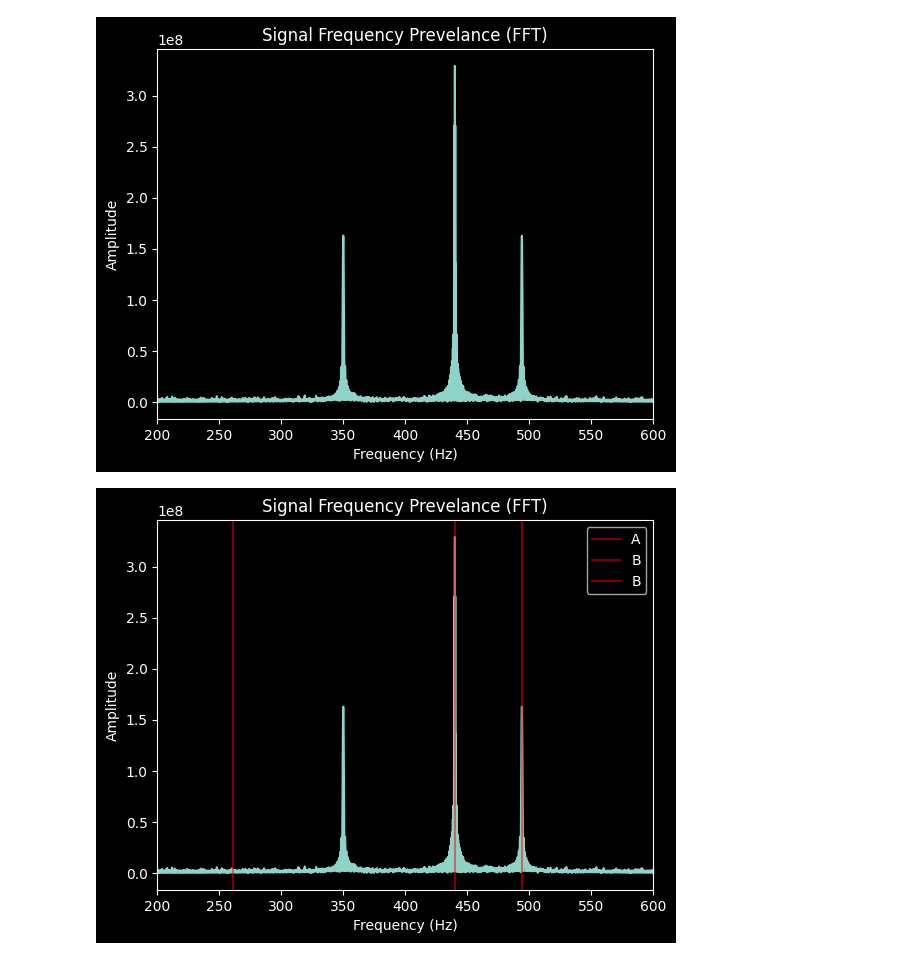
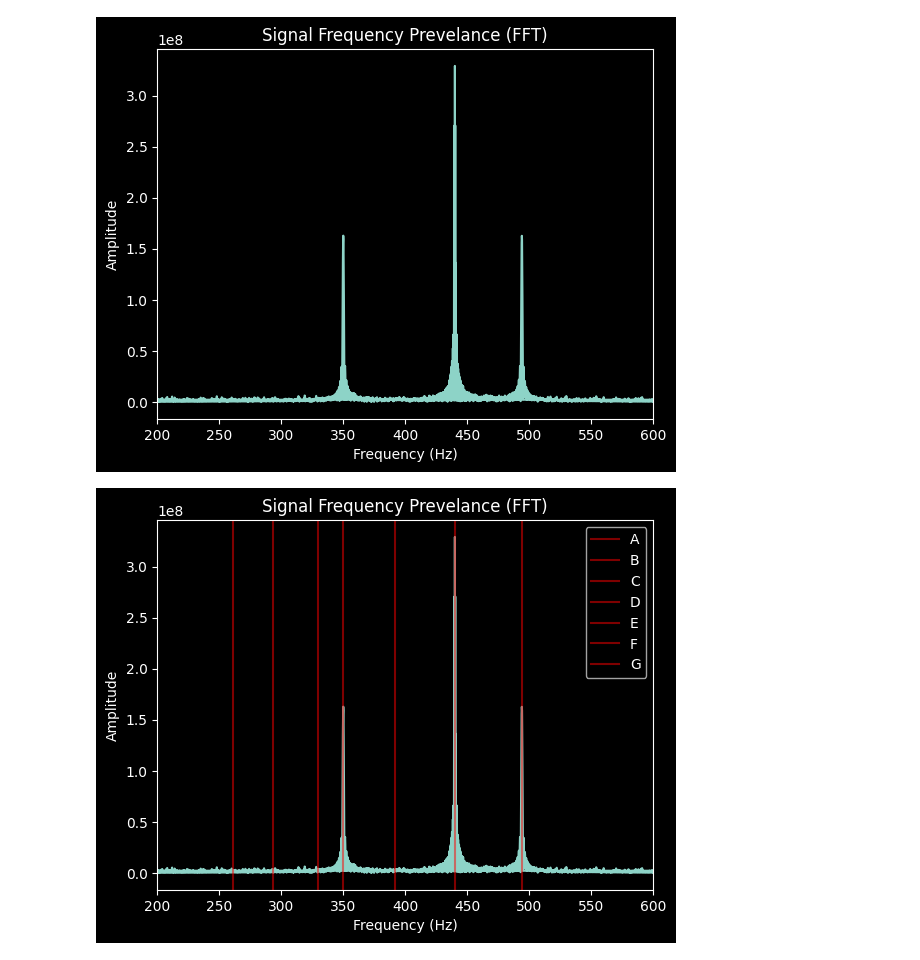
Before and after one commit to cyschneck/geocat-research, a Jupyter notebook: vast/wavelet_p1.ipynb, the cells around one changed output. Saved outputs shown, nothing was run; the diff lists cells and outputs as text; code cells hidden in the pictures.

Commit message:
fft graphs for markdown

```diff
--- a/vast/wavelet_p1.ipynb
+++ b/vast/wavelet_p1.ipynb
@@ -33,27 +34,28 @@ plt.show()
 # %%
 # Plot Frequency Prevelance with Note Overview
 fig, ax = plt.subplots()
 plt.plot(freqs, fourier_transform)
 # Only plot positive Frequencies (hz) in range of notes (200-600)
 ax.set_xlim(left=200, right=600)
 # A note: 440 hz
 plt.axvline(x=440, color="red", label="A",alpha=0.5)
 # B Note: 494 hz
 plt.axvline(x=494, color="red", label="B",alpha=0.5)
 # C Note: 261 hz
 plt.axvline(x=261, color="red", label="C",alpha=0.5)
 # D Note: 293 hz
 plt.axvline(x=293, color="red", label="D",alpha=0.5)
 # E Note: 330 hz
 plt.axvline(x=330, color="red", label="E",alpha=0.5)
 # F Note: 350 hz
-plt.axvline(x=250, color="red", label="F",alpha=0.5)
-# G Note: 3 hz
-plt.axvline(x=261, color="red", label="C",alpha=0.5)
+plt.axvline(x=350, color="red", label="F",alpha=0.5)
+# G Note: 392 hz
+plt.axvline(x=392, color="red", label="G",alpha=0.5)
 plt.title("Signal Frequency Prevelance (FFT)")
 plt.xlabel('Frequency (Hz)')
 plt.ylabel('Amplitude')
 plt.legend()
+plt.savefig("fft_2.png")
 plt.show()
 # %% [output]
-[figure, old version]
+[figure, new version]
```
Also changed, not shown: parts of 2 cells of this notebook, 4 other files.
